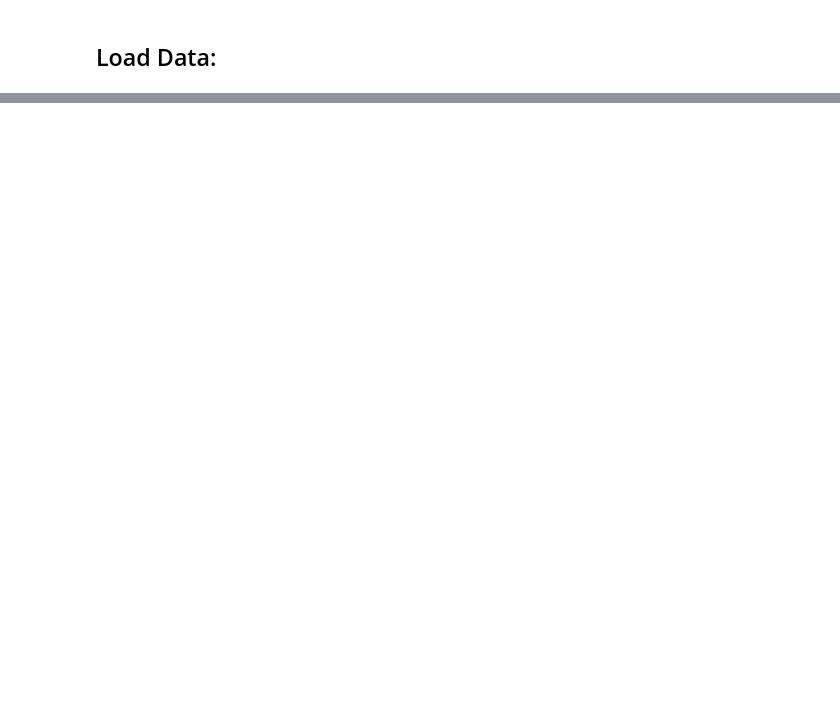
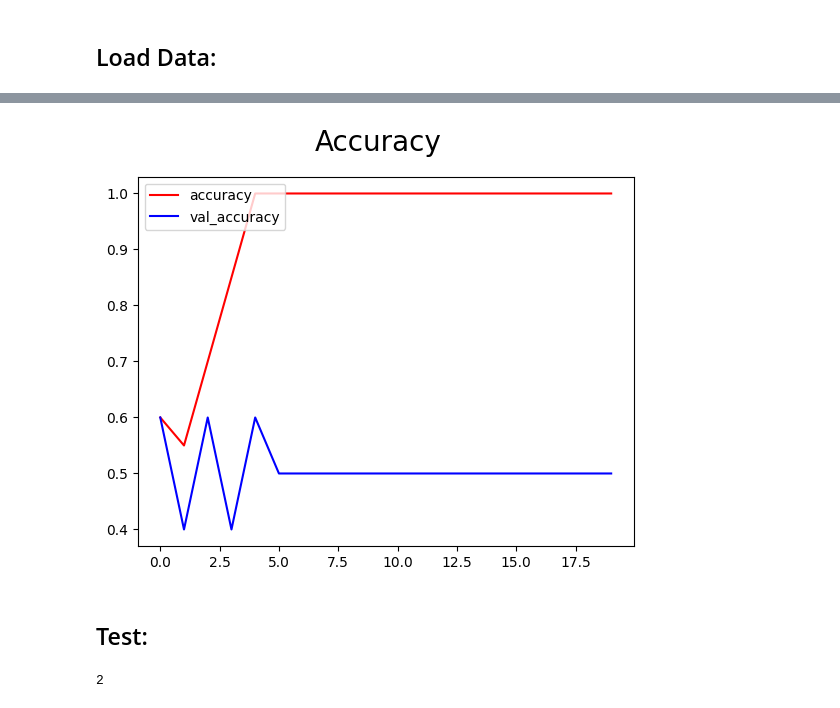
Before and after one commit to cjvillar/tf-image-train-workbook, a Jupyter notebook: tf_image.ipynb, the cells around one changed output, grey strips where cells are left out. Cells and saved outputs as stored; diff of their text form; code cells hidden in the pictures; blank space fills up the shorter version.

```diff
--- a/tf_image.ipynb
+++ b/tf_image.ipynb
@@ -92,0 +270,11 @@ print(dataset)
+# %%
+fig = plt.figure()
+plt.plot(hist.history['accuracy'], color='red', label='accuracy')
+plt.plot(hist.history['val_accuracy'], color='blue', label='val_accuracy')
+fig.suptitle('Accuracy', fontsize=20)
+plt.legend(loc="upper left")
+plt.show()
+# %% [output]
+[figure, added]
+# %% [markdown]
+## Test:
@@ -92,0 +283,13 @@ print(dataset)
+# %%
+# set the path to your dataset
+test_dir = './image_scrape_code/test_images'
+
+# append dir and folder name into a list
+test_image_files = [
+    os.path.join(test_dir, filename)
+    for filename in os.listdir(test_dir)
+    if filename.endswith(".png")
+]
+print(len(test_image_files))
+# %% [output]
+2
```
Also changed, not shown: parts of 31 cells of this notebook, 1 other file.
